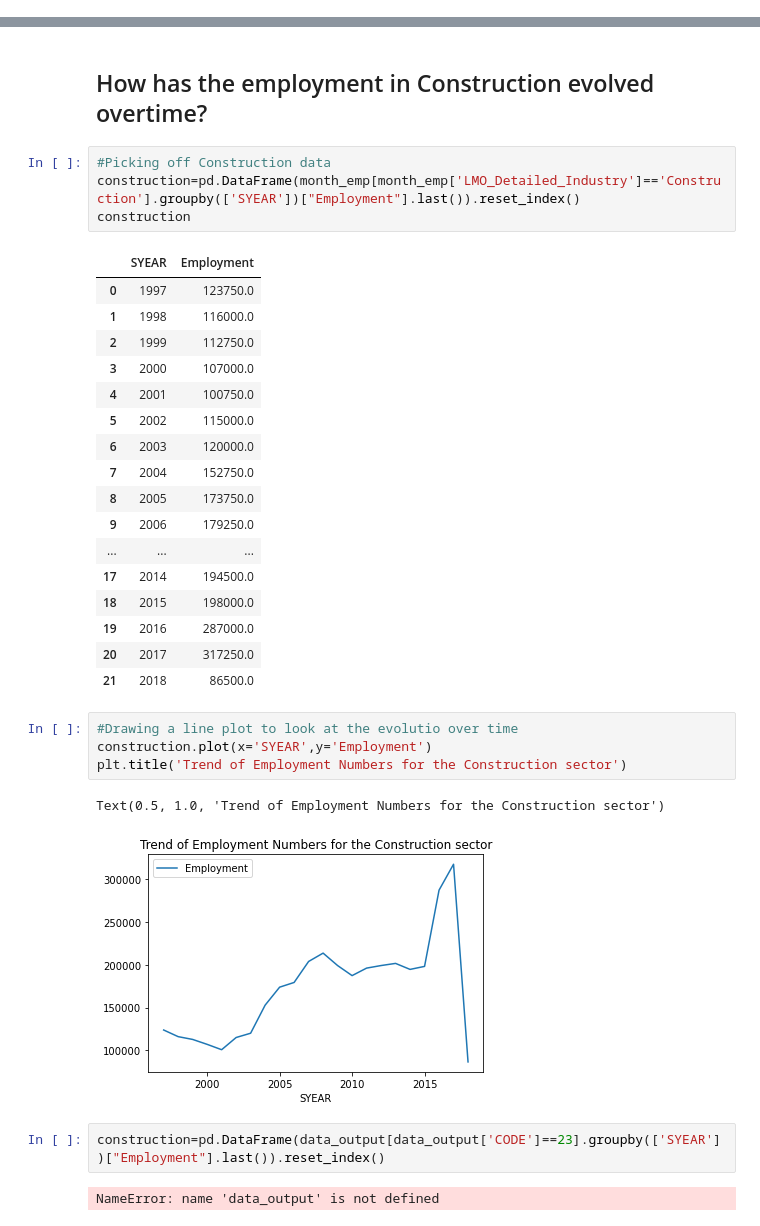
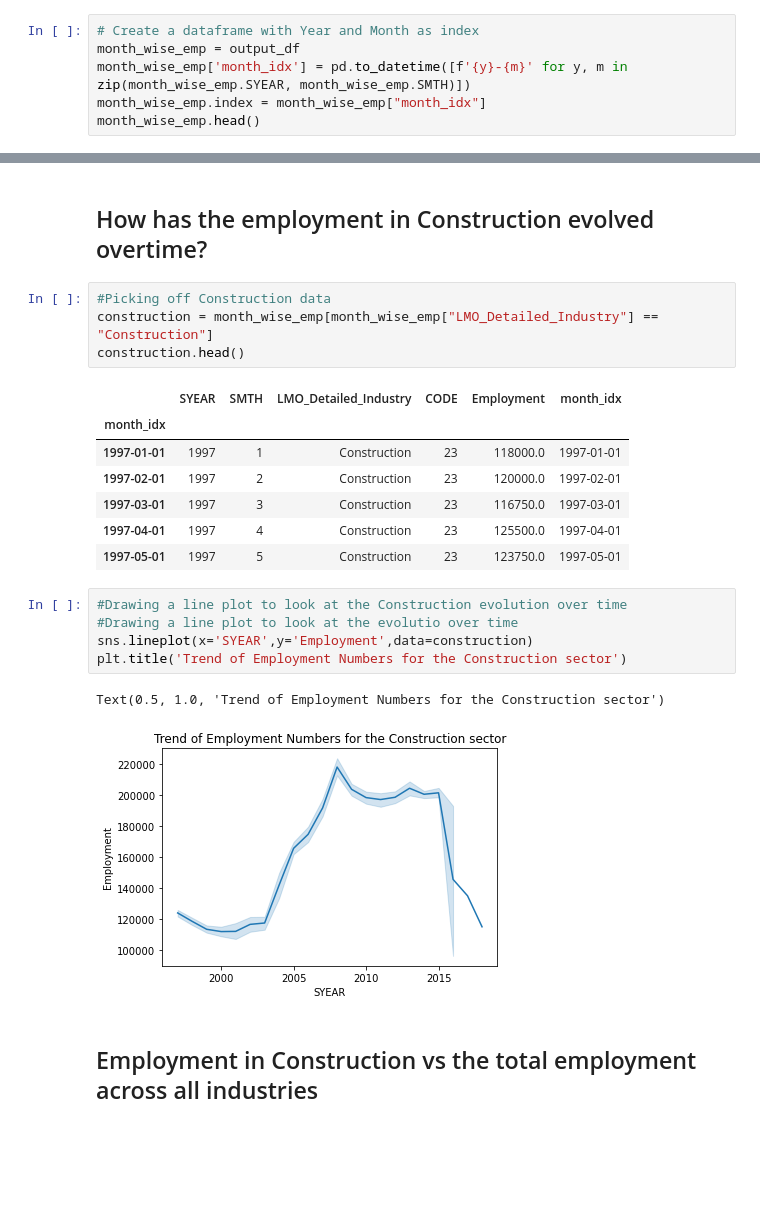
Before and after one commit to geehaad/Time-Series-Analysis-of-NAICS, a Jupyter notebook: Time Series Analysis of NAICS.ipynb, the cells around one changed output, grey strips where cells are left out. Drawn from its saved outputs; the diff is of its cells as text; blank space fills up the shorter version.

```diff
--- a/Time Series Analysis of NAICS.ipynb
+++ b/Time Series Analysis of NAICS.ipynb
@@ -423,3 +423,9 @@ emp_industry.sort_values(ascending=False)[:10].plot(kind="barh", color=["red", "
 # %% [output]
 <AxesSubplot:ylabel='LMO_Detailed_Industry'>
 [figure]
+# %%
+# Create a dataframe with Year and Month as index
+month_wise_emp = output_df
+month_wise_emp['month_idx'] = pd.to_datetime([f'{y}-{m}' for y, m in zip(month_wise_emp.SYEAR, month_wise_emp.SMTH)])
+month_wise_emp.index = month_wise_emp["month_idx"]
+month_wise_emp.head()
@@ -460,34 +475,23 @@ Text(0, 0.5, 'Employment')
 ## How has the employment in Construction evolved overtime?
 # %%
 #Picking off Construction data
-construction=pd.DataFrame(month_emp[month_emp['LMO_Detailed_Industry']=='Construction'].groupby(['SYEAR'])["Employment"].last()).reset_index()
-construction
+construction = month_wise_emp[month_wise_emp["LMO_Detailed_Industry"] == "Construction"]
+construction.head()
 # %% [output]
-|  | SYEAR | Employment |
-| 0 | 1997 | 123750.0 |
-| 1 | 1998 | 116000.0 |
-| 2 | 1999 | 112750.0 |
-| 3 | 2000 | 107000.0 |
-| 4 | 2001 | 100750.0 |
-| 5 | 2002 | 115000.0 |
-| 6 | 2003 | 120000.0 |
-| 7 | 2004 | 152750.0 |
-| 8 | 2005 | 173750.0 |
-| 9 | 2006 | 179250.0 |
-| ... | ... | ... |
-| 17 | 2014 | 194500.0 |
-| 18 | 2015 | 198000.0 |
-| 19 | 2016 | 287000.0 |
-| 20 | 2017 | 317250.0 |
-| 21 | 2018 | 86500.0 |
+|  | SYEAR | SMTH | LMO_Detailed_Industry | CODE | Employment | month_idx |
+| month_idx |  |  |  |  |  |  |
+| 1997-01-01 | 1997 | 1 | Construction | 23 | 118000.0 | 1997-01-01 |
+| 1997-02-01 | 1997 | 2 | Construction | 23 | 120000.0 | 1997-02-01 |
+| 1997-03-01 | 1997 | 3 | Construction | 23 | 116750.0 | 1997-03-01 |
+| 1997-04-01 | 1997 | 4 | Construction | 23 | 125500.0 | 1997-04-01 |
+| 1997-05-01 | 1997 | 5 | Construction | 23 | 123750.0 | 1997-05-01 |
 # %%
+#Drawing a line plot to look at the Construction evolution over time
 #Drawing a line plot to look at the evolutio over time
-construction.plot(x='SYEAR',y='Employment')
+sns.lineplot(x='SYEAR',y='Employment',data=construction)
 plt.title('Trend of Employment Numbers for the Construction sector')
 # %% [output]
 Text(0.5, 1.0, 'Trend of Employment Numbers for the Construction sector')
-[figure, old version]
+[figure, new version]
-# %%
-construction=pd.DataFrame(data_output[data_output['CODE']==23].groupby(['SYEAR'])["Employment"].last()).reset_index()
-# %% [output]
-NameError: name 'data_output' is not defined
+# %% [markdown]
+## Employment in Construction vs the total employment across all industries
```
Also changed, not shown: parts of 3 cells of this notebook.
